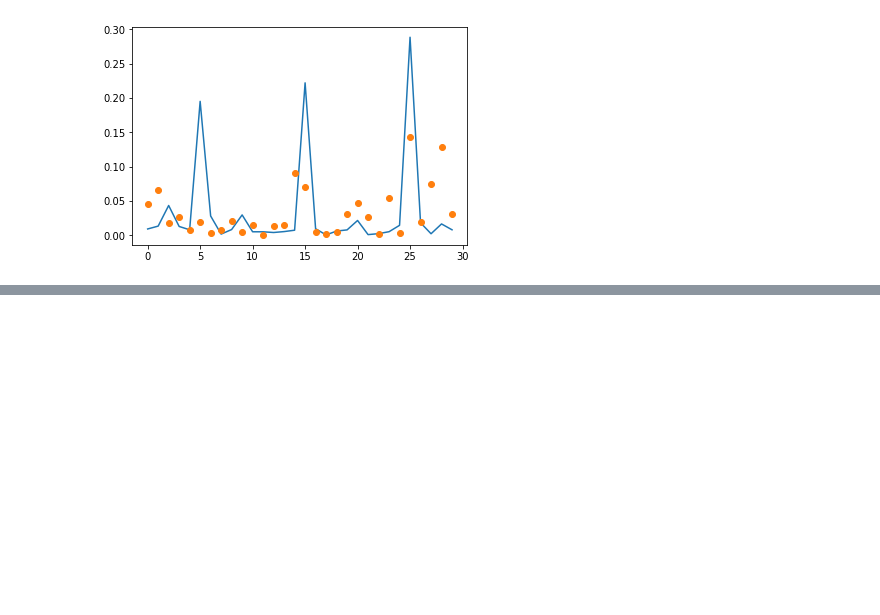
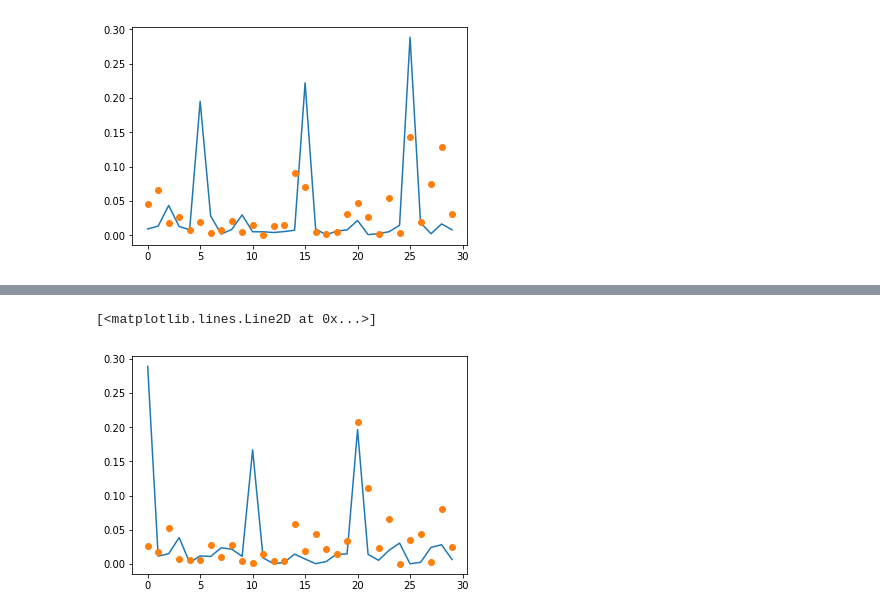
Before and after one commit to yangbaovera/663-Final-Project, a Jupyter notebook: Example.ipynb, the cells around one changed output, grey strips where cells are left out. Cells and saved outputs as stored; diff of their text form; code cells hidden in the pictures; blank space fills up the shorter version.

```diff
--- a/Example.ipynb
+++ b/Example.ipynb
@@ -251,0 +438,6 @@ plt.plot(ans[1].T[:,9], "o")
+# %%
+plt.plot(beta_gen[:,0])
+plt.plot(ans1[1].T[:,0], "o")
+# %% [output]
+[<matplotlib.lines.Line2D at 0x...>]
+[figure, added]
```
Also changed, not shown: parts of 18 cells of this notebook.
